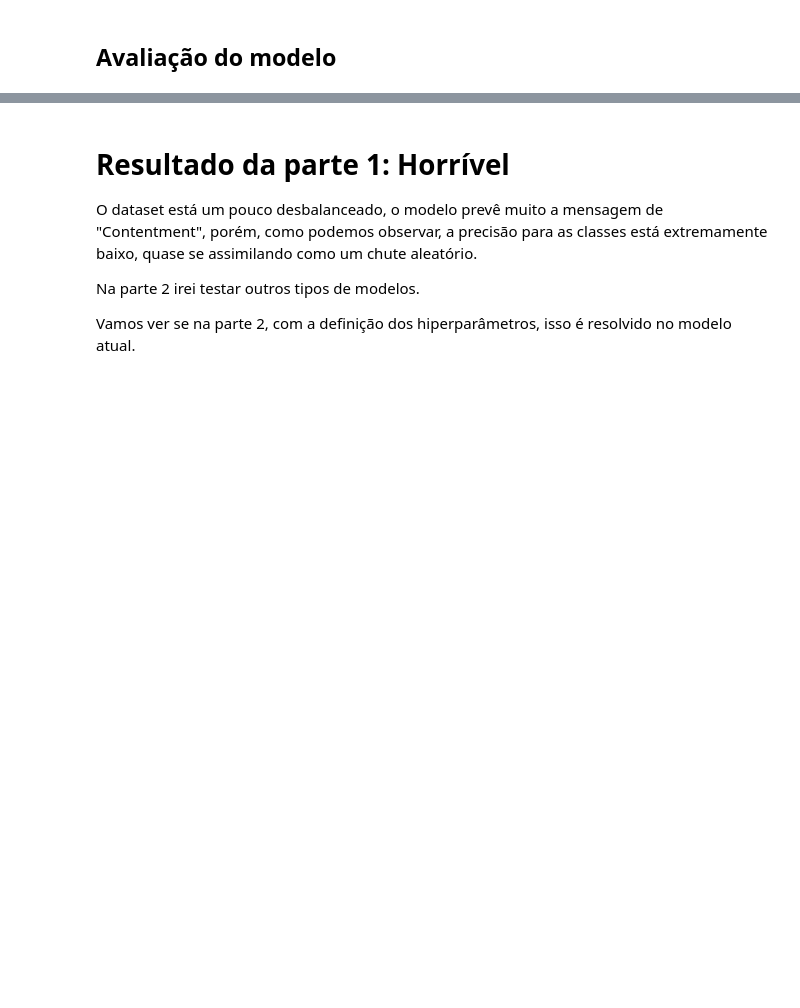
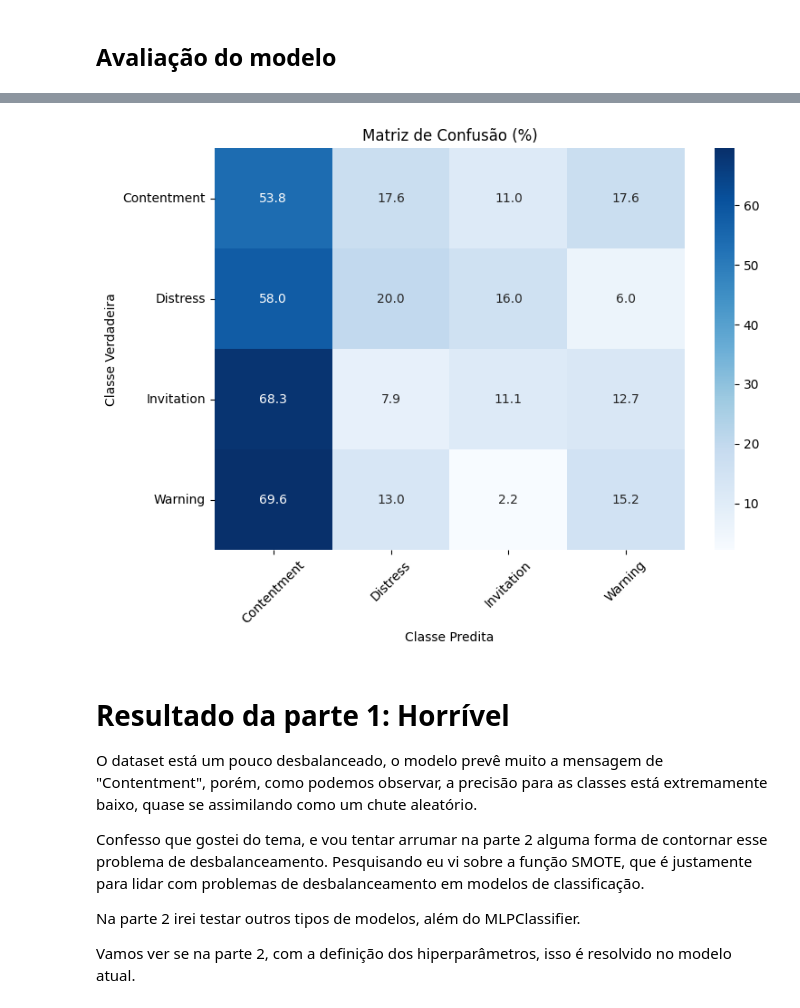
Before and after one commit to GodKelvin/pos-ia-dados-ufes, a Jupyter notebook: Redes Neurais Artificiais/Kelvin_Lehrback_Trab.ipynb, the cells around one changed output, grey strips where cells are left out. Cells and saved outputs as stored; diff of their text form; code cells hidden in the pictures; blank space fills up the shorter version.

Commit message:
Inserindo matriz de confusao

```diff
--- a/Redes Neurais Artificiais/Kelvin_Lehrback_Trab.ipynb
+++ b/Redes Neurais Artificiais/Kelvin_Lehrback_Trab.ipynb
@@ -187,8 +194,36 @@ plt.show()
+# %%
+from sklearn.metrics import confusion_matrix
+import seaborn as sns
+import matplotlib.pyplot as plt
+import numpy as np
+
+# Confusion matrix
+cm = confusion_matrix(y_test, y_pred)
+
+# Converter para porcentagens
+cm_percent = cm.astype('float') / cm.sum(axis=1)[:, np.newaxis] * 100
+
+# Plot
+plt.figure(figsize=(8, 6))
+sns.heatmap(cm_percent, annot=True, fmt=".1f", cmap='Blues',
+            xticklabels=labels, yticklabels=labels)
+
+plt.title("Matriz de Confusão (%)")
+plt.xlabel("Classe Predita")
+plt.ylabel("Classe Verdadeira")
+plt.xticks(rotation=45)
+plt.yticks(rotation=0)
+plt.tight_layout()
+plt.show()
+# %% [output]
+[figure, added]
 # %% [markdown]
 # Resultado da parte 1: Horrível
 
 O dataset está um pouco desbalanceado, o modelo prevê muito a mensagem de "Contentment", porém, como podemos observar, a precisão para as classes está extremamente baixo, quase se assimilando como um chute aleatório.
 
-Na parte 2 irei testar outros tipos de modelos.
+Confesso que gostei do tema, e vou tentar arrumar na parte 2 alguma forma de contornar esse problema de desbalanceamento. Pesquisando eu vi sobre a função SMOTE, que é justamente para lidar com problemas de desbalanceamento em modelos de classificação.
+
+Na parte 2 irei testar outros tipos de modelos, além do MLPClassifier.
 
 Vamos ver se na parte 2, com a definição dos hiperparâmetros, isso é resolvido no modelo atual.
```
Also changed, not shown: parts of 3 cells of this notebook.
